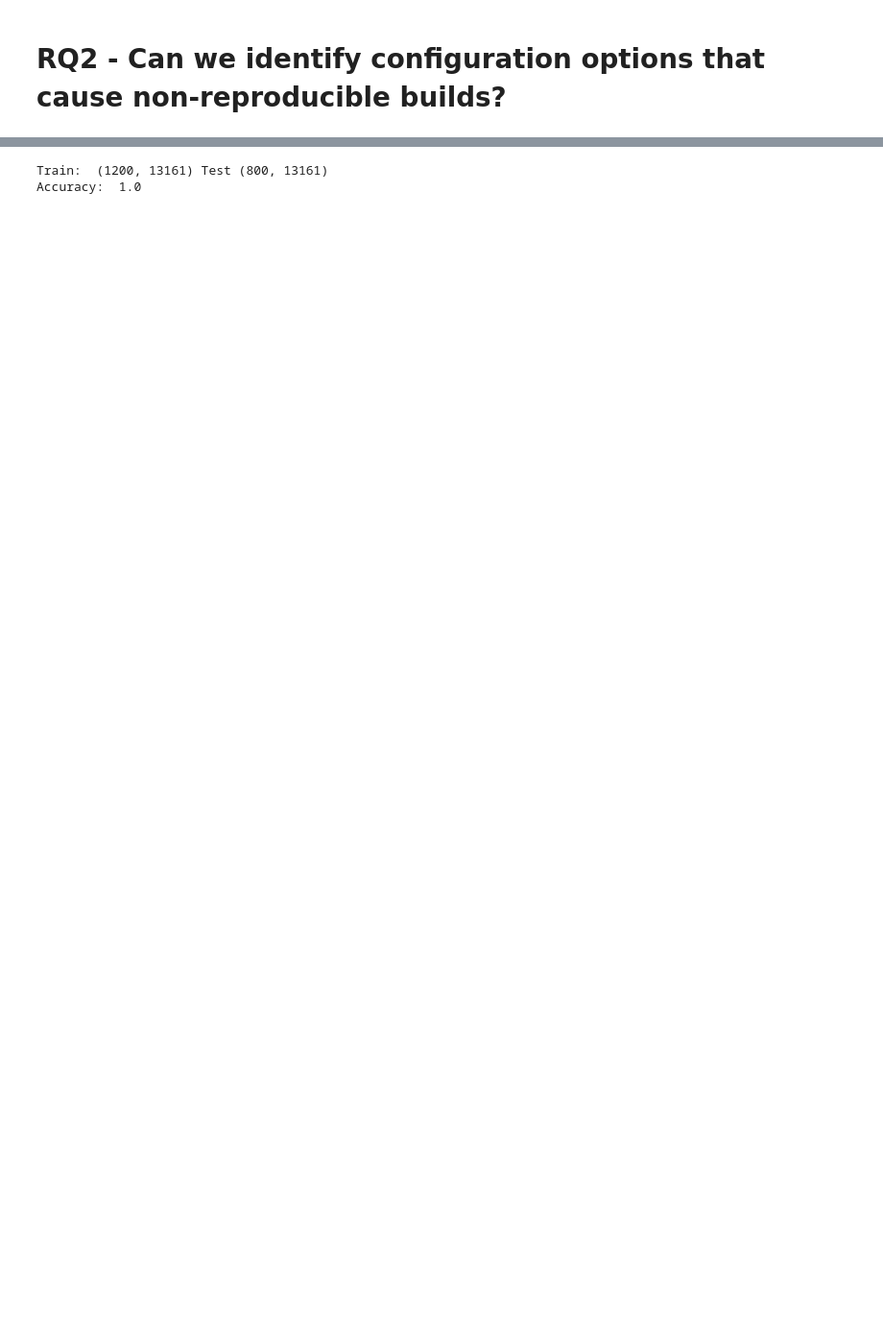
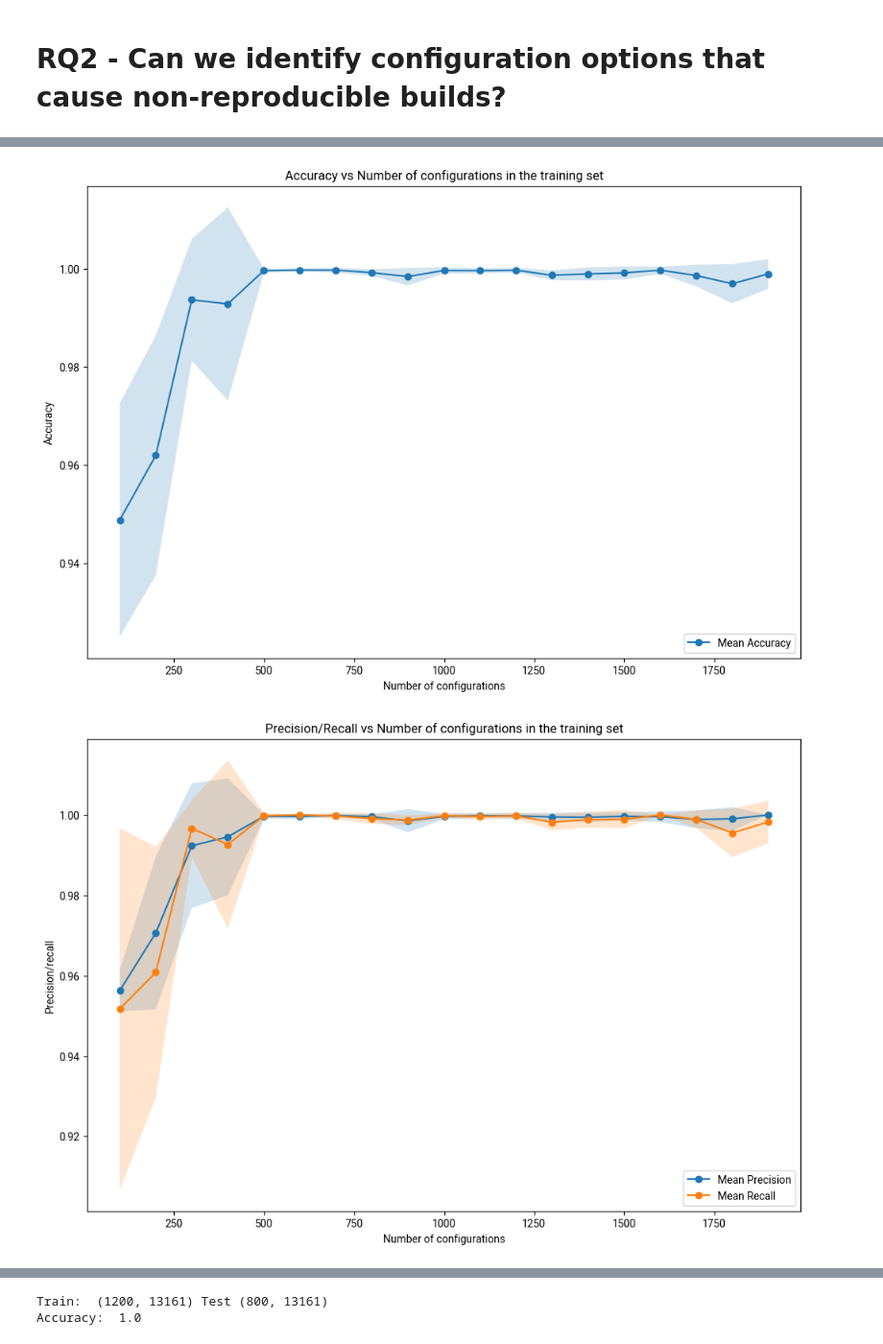
Before and after one commit to garandria/config-rb.data, a Jupyter notebook: emse.ipynb, the cells around one changed output, grey strips where cells are left out. Shown at 96% size. Saved outputs shown, nothing was run; the diff lists cells and outputs as text; code cells hidden in the pictures; blank space fills up the shorter version.

```diff
--- a/emse.ipynb
+++ b/emse.ipynb
@@ -238,3 +306,8 @@ dt(rq2v515180df)
 Train:  (1200, 12348) Test (800, 12348)
 Accuracy:  1.0
 [drawing not drawn]
+# %%
+mk_evolution(rq2v515180df)
+# %% [output]
+[figure, added]
+[figure, added]
```
Also changed, not shown: parts of 23 cells of this notebook.
